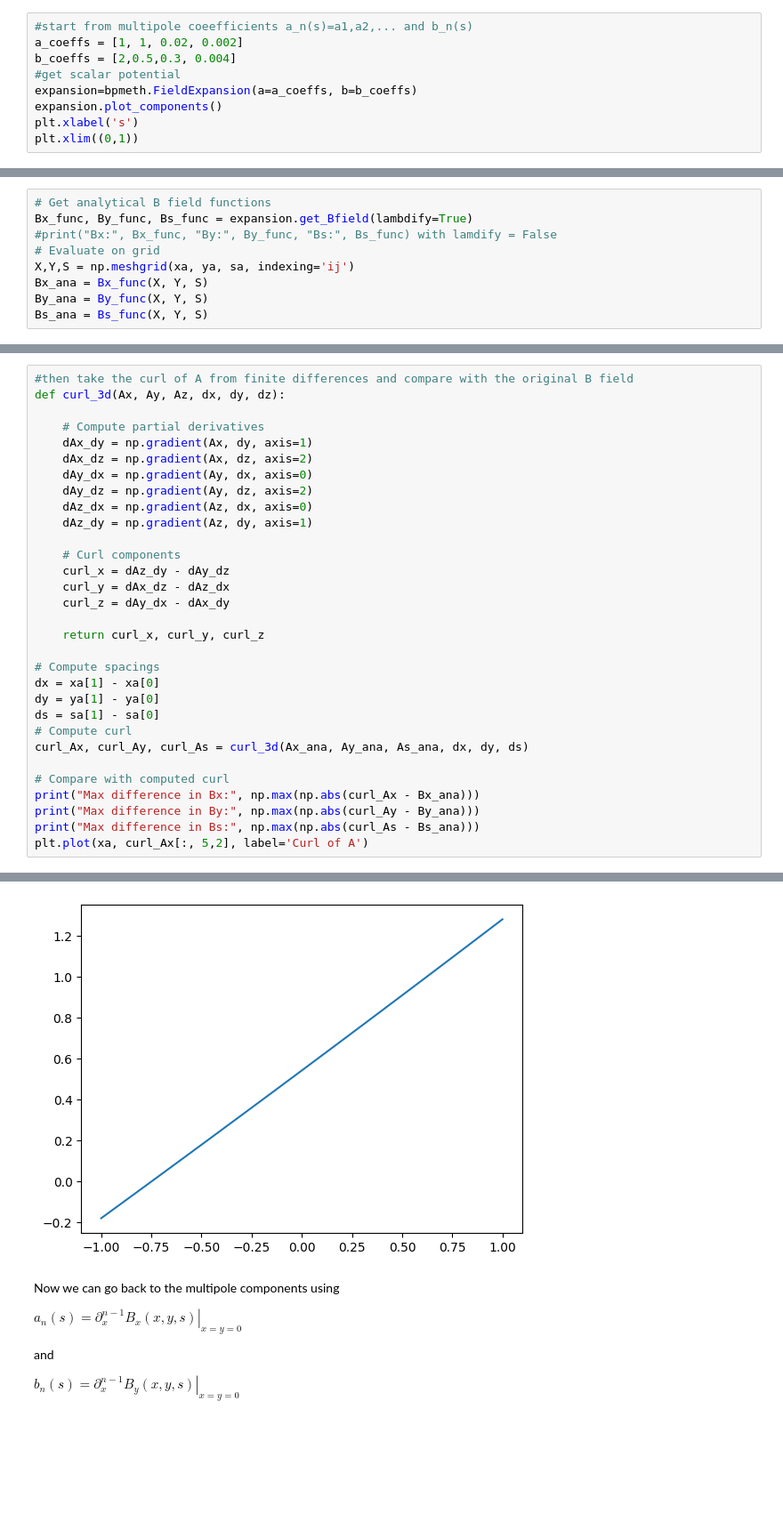
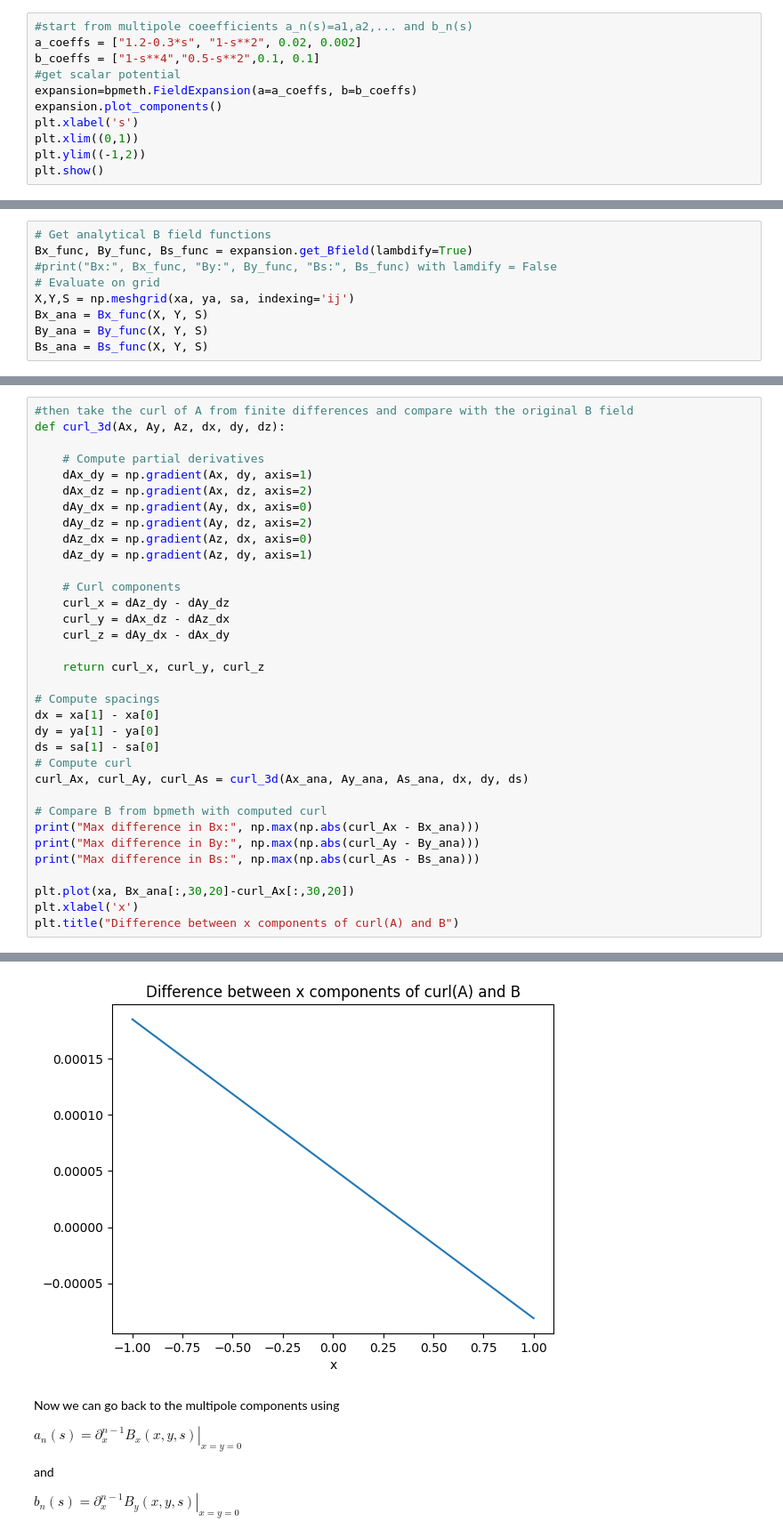
Before and after one commit to marcoliniF/bpmeth, a Jupyter notebook: preliminaryTrials/2.0_abphiBABab_FD.ipynb, the cells around one changed output, grey strips where cells are left out. Shown at 89% size. Drawn from its saved outputs; the diff is of its cells as text; blank space fills up the shorter version.

```diff
--- a/preliminaryTrials/2.0_abphiBABab_FD.ipynb
+++ b/preliminaryTrials/2.0_abphiBABab_FD.ipynb
@@ -7,11 +8,13 @@ from sympy import lambdify
 from sympy.abc import x, y, s
 # %%
 #start from multipole coeefficients a_n(s)=a1,a2,... and b_n(s)
-a_coeffs = [1, 1, 0.02, 0.002]
-b_coeffs = [2,0.5,0.3, 0.004]
+a_coeffs = ["1.2-0.3*s", "1-s**2", 0.02, 0.002]
+b_coeffs = ["1-s**4","0.5-s**2",0.1, 0.1]
 #get scalar potential
 expansion=bpmeth.FieldExpansion(a=a_coeffs, b=b_coeffs)
 expansion.plot_components()
 plt.xlabel('s')
 plt.xlim((0,1))
+plt.ylim((-1,2))
+plt.show()
 # %% [output]
@@ -96,9 +98,12 @@ ds = sa[1] - sa[0]
 # Compute curl
 curl_Ax, curl_Ay, curl_As = curl_3d(Ax_ana, Ay_ana, As_ana, dx, dy, ds)
 
-# Compare with computed curl
+# Compare B from bpmeth with computed curl
 print("Max difference in Bx:", np.max(np.abs(curl_Ax - Bx_ana)))
 print("Max difference in By:", np.max(np.abs(curl_Ay - By_ana)))
 print("Max difference in Bs:", np.max(np.abs(curl_As - Bs_ana)))
-plt.plot(xa, curl_Ax[:, 5,2], label='Curl of A')
+
+plt.plot(xa, Bx_ana[:,30,20]-curl_Ax[:,30,20])
+plt.xlabel('x')
+plt.title("Difference between x components of curl(A) and B")
 # %% [output]
@@ -109,4 +114,4 @@ Max difference in Bs: 0.0
-[figure, old version]
+[figure, new version]
 # %% [markdown]
 Now we can go back to the multipole components using
 
```
Also changed, not shown: parts of 19 cells of this notebook, 5 other files.
